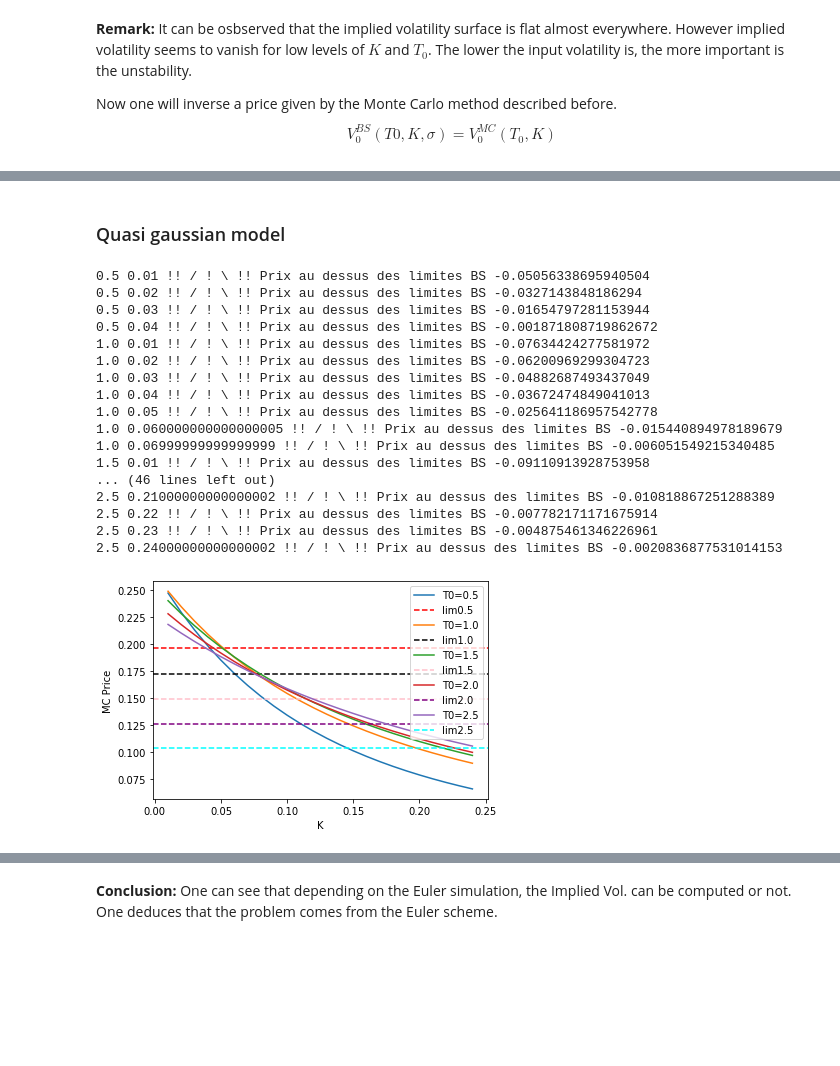
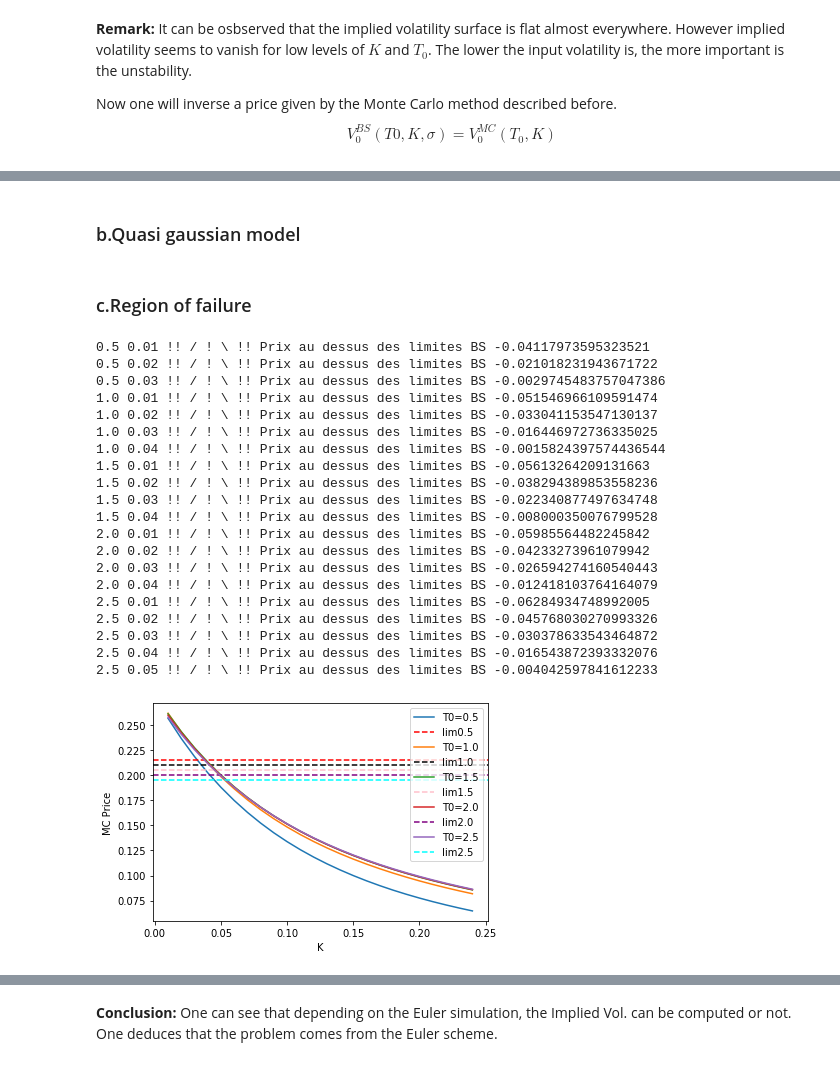
Before and after one commit to AlexisHoussard/Stage-Awalee-2021, a Jupyter notebook: Model v.1.5.ipynb, the cells around one changed output, grey strips where cells are left out. Cells and saved outputs as stored; diff of their text form; code cells hidden in the pictures; blank space fills up the shorter version.

```diff
--- a/Model v.1.5.ipynb
+++ b/Model v.1.5.ipynb
@@ -498,7 +593,7 @@ sigma = 0.5
 Z = np.zeros((T0s.size,strikes.size))
 i,j= 0,0
 for t in T0s:
-    maturities = np.arange(t,5)
+    maturities = np.arange(t,t+5.5,0.5)
     bonds = [np.exp(-r*m) for m in maturities]
     nb_maturities = maturities.size
     A0 = sum([(maturities[i+1]-maturities[i])*bonds[i+1] for i in range(0,nb_maturities-1)])
@@ -534,8 +629,11 @@ def swaption_normal(sigma,K,maturities,bonds):
     return A0*((S0-K)*stats.norm.cdf(d) + sigma*np.sqrt(T)*gaussian_density(d))
 
 vol = np.arange(0.01,1,0.01)
-maturities = np.arange(1,5.5,0.5)
-bonds = ZC[2:11]
+maturities = np.arange(1,6.5,0.5)
+bonds = ZC[2:13]
 normal_prices = [swaption_normal(v,0.05,maturities,bonds) for v in vol]
 plt.plot(vol,normal_prices)
+plt.ylabel("Normal Price")
+plt.xlabel("Sigma")
+plt.show()
 # %% [output]
@@ -550,8 +649,8 @@ surface = np.zeros((T0s.size,strikes.size))
 i,j= 0,0
 for t in T0s:
     sim = simul(lmbda,a,b,chi,t,N,M)
-    maturities = np.arange(t,5.5,0.5)
-    bonds = ZC[int(t*2):11]
+    maturities = np.arange(t,t + 5.5,0.5)
+    bonds = ZC[int(t*2):int(2*t+11)]
     for k in strikes:
         Price = swaption_MC(M,sim,k,chi,bonds,maturities)
         #surface[i][j] = bissectrice(10,Price, bonds, k, maturities)
@@ -565,5 +664,5 @@ plot3D(X,Y,surface,140)
 # %% [markdown]
-### Quasi gaussian model
+### b.Quasi gaussian model
 # %%
 #construction of an implied volatility surface
 
@@ -585,4 +686,6 @@ def construct_surface(strikes,T0s,M,N,lmbda,a,b,chi):
     return surface
+# %% [markdown]
+### c.Region of failure
 # %%
 #print the values of (T0,K) for which the MC price of the swaption is above the BS limit
 strikes = np.arange(0.01,0.25,0.01)
@@ -590,7 +693,7 @@ T0s = np.arange(0.5,3,0.5)
 prices = np.zeros((T0s.size,strikes.size))
 i,j=0,0
 for t in T0s:
-    maturities = np.arange(t,5.5,0.5)
+    maturities = np.arange(t,t+5.5,0.5)
     bonds = [np.exp(-r*m) for m in maturities]
     A0 = A(0,0,0,maturities,bonds,1,chi)
     S0 = S(0,0,0,maturities,bonds,1,chi)
@@ -606,39 +709,42 @@ for t in T0s:
         j = (j+1)%strikes.size
     i+=1
 # %% [output]
-0.5 0.01 !! / ! \ !! Prix au dessus des limites BS -0.05056338695940504
-0.5 0.02 !! / ! \ !! Prix au dessus des limites BS -0.0327143848186294
-0.5 0.03 !! / ! \ !! Prix au dessus des limites BS -0.01654797281153944
-0.5 0.04 !! / ! \ !! Prix au dessus des limites BS -0.001871808719862672
-1.0 0.01 !! / ! \ !! Prix au dessus des limites BS -0.07634424277581972
-1.0 0.02 !! / ! \ !! Prix au dessus des limites BS -0.06200969299304723
-1.0 0.03 !! / ! \ !! Prix au dessus des limites BS -0.04882687493437049
-1.0 0.04 !! / ! \ !! Prix au dessus des limites BS -0.03672474849041013
-1.0 0.05 !! / ! \ !! Prix au dessus des limites BS -0.025641186957542778
-1.0 0.060000000000000005 !! / ! \ !! Prix au dessus des limites BS -0.015440894978189679
-1.0 0.06999999999999999 !! / ! \ !! Prix au dessus des limites BS -0.006051549215340485
-1.5 0.01 !! / ! \ !! Prix au dessus des limites BS -0.09110913928753958
-... (46 lines left out)
-2.5 0.21000000000000002 !! / ! \ !! Prix au dessus des limites BS -0.010818867251288389
-2.5 0.22 !! / ! \ !! Prix au dessus des limites BS -0.007782171171675914
-2.5 0.23 !! / ! \ !! Prix au dessus des limites BS -0.004875461346226961
-2.5 0.24000000000000002 !! / ! \ !! Prix au dessus des limites BS -0.0020836877531014153
+0.5 0.01 !! / ! \ !! Prix au dessus des limites BS -0.04117973595323521
+0.5 0.02 !! / ! \ !! Prix au dessus des limites BS -0.021018231943671722
+0.5 0.03 !! / ! \ !! Prix au dessus des limites BS -0.0029745483757047386
+1.0 0.01 !! / ! \ !! Prix au dessus des limites BS -0.051546966109591474
+1.0 0.02 !! / ! \ !! Prix au dessus des limites BS -0.033041153547130137
+1.0 0.03 !! / ! \ !! Prix au dessus des limites BS -0.016446972736335025
+1.0 0.04 !! / ! \ !! Prix au dessus des limites BS -0.0015824397574436544
+1.5 0.01 !! / ! \ !! Prix au dessus des limites BS -0.05613264209131663
+1.5 0.02 !! / ! \ !! Prix au dessus des limites BS -0.038294389853558236
+1.5 0.03 !! / ! \ !! Prix au dessus des limites BS -0.022340877497634748
+1.5 0.04 !! / ! \ !! Prix au dessus des limites BS -0.008000350076799528
+2.0 0.01 !! / ! \ !! Prix au dessus des limites BS -0.05985564482245842
+2.0 0.02 !! / ! \ !! Prix au dessus des limites BS -0.04233273961079942
+2.0 0.03 !! / ! \ !! Prix au dessus des limites BS -0.026594274160540443
+2.0 0.04 !! / ! \ !! Prix au dessus des limites BS -0.012418103764164079
+2.5 0.01 !! / ! \ !! Prix au dessus des limites BS -0.06284934748992005
+2.5 0.02 !! / ! \ !! Prix au dessus des limites BS -0.045768030270993326
+2.5 0.03 !! / ! \ !! Prix au dessus des limites BS -0.030378633543464872
+2.5 0.04 !! / ! \ !! Prix au dessus des limites BS -0.016543872393332076
+2.5 0.05 !! / ! \ !! Prix au dessus des limites BS -0.004042597841612233
 # %%
 colors=['r','black','pink','purple','cyan']
 for i in range(len(T0s)):
     t = T0s[i]
-    maturities = np.arange(t,5.5,0.5)
+    maturities = np.arange(t,t+5.5,0.5)
     bonds = [np.exp(-r*m) for m in maturities]
     #bonds = ZC[int(2*t):11]
     limit = S(0,0,0,maturities,bonds,1,chi)*A(0,0,0,maturities,bonds,1,chi)
     plt.plot(strikes,prices[i],label="T0="+str(t))
     plt.axhline(y=limit, color=colors[i] ,linestyle='--',label="lim" + str(t))
 plt.xlabel("K")
 plt.ylabel("MC Price")
 plt.legend()
 plt.show()
 # %% [output]
-[figure, old version]
+[figure, new version]
 # %%
 # plot of the implied volatility surface with Monte Carlo Prices as input prices
 
```
Also changed, not shown: parts of 58 cells of this notebook.
